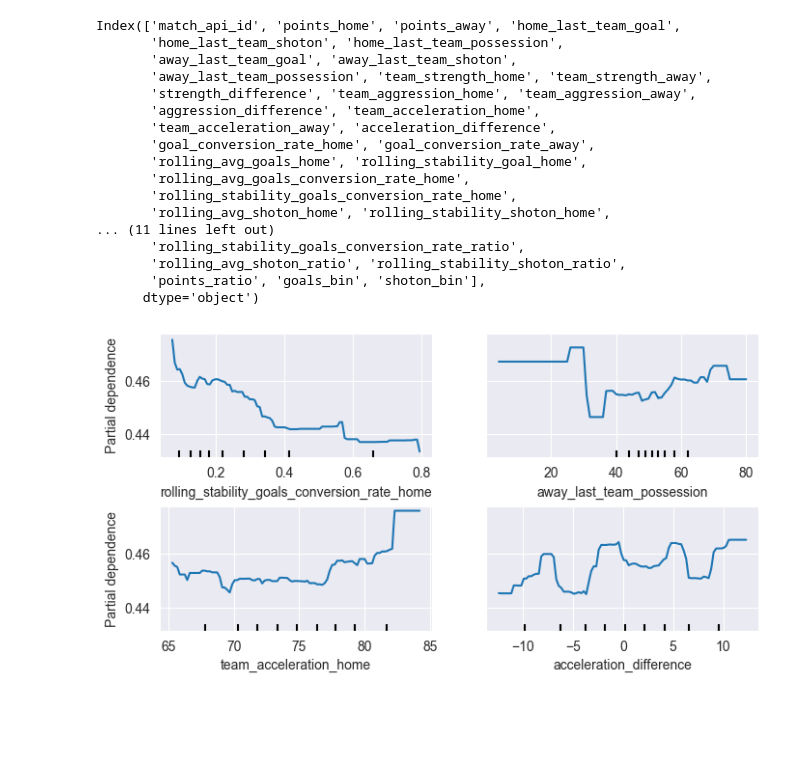
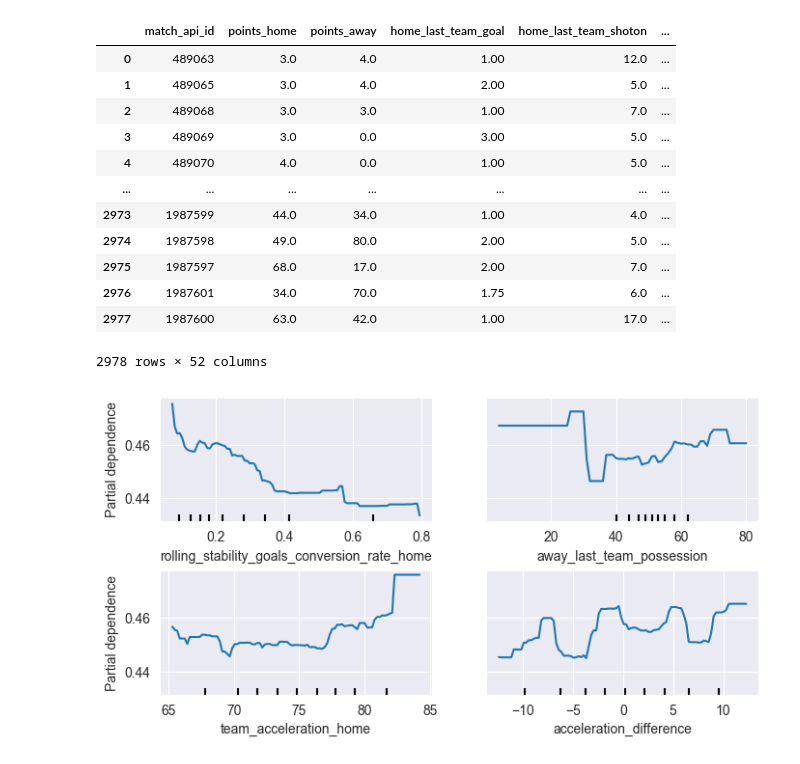
Before and after one commit to kamil0920/football_result_prediction-v2, a Jupyter notebook: src/eda/binning_features.ipynb, the cells around one changed output. Cells and saved outputs as stored; diff of their text form; code cells hidden in the pictures; blank space fills up the shorter version.

```diff
--- a/src/eda/binning_features.ipynb
+++ b/src/eda/binning_features.ipynb
@@ -79,23 +149,43 @@ X[['rolling_avg_goals_home', 'goals_bin', 'rolling_avg_shoton_home', 'shoton_bin
-# %%
-X.columns
-# %% [output]
-Index(['match_api_id', 'points_home', 'points_away', 'home_last_team_goal',
-       'home_last_team_shoton', 'home_last_team_possession',
-       'away_last_team_goal', 'away_last_team_shoton',
-       'away_last_team_possession', 'team_strength_home', 'team_strength_away',
-       'strength_difference', 'team_aggression_home', 'team_aggression_away',
-       'aggression_difference', 'team_acceleration_home',
-       'team_acceleration_away', 'acceleration_difference',
-       'goal_conversion_rate_home', 'goal_conversion_rate_away',
-       'rolling_avg_goals_home', 'rolling_stability_goal_home',
-       'rolling_avg_goals_conversion_rate_home',
-       'rolling_stability_goals_conversion_rate_home',
-       'rolling_avg_shoton_home', 'rolling_stability_shoton_home',
-... (11 lines left out)
-       'rolling_stability_goals_conversion_rate_ratio',
-       'rolling_avg_shoton_ratio', 'rolling_stability_shoton_ratio',
-       'points_ratio', 'goals_bin', 'shoton_bin'],
-      dtype='object')
+# %%
+drop = ['home_last_team_possession',
+                                  'rolling_avg_goals_home',
+                                  'rolling_avg_shoton_home',
+                                  'away_last_team_possession',
+                                  'team_acceleration_home',
+                                  'goal_conversion_rate_home',
+                                  'rolling_stability_goals_conversion_rate_home',
+                                  'rolling_avg_goals_away',
+                                  'rolling_stability_goal_away',
+                                  'rolling_avg_goals_conversion_rate_away',
+                                  'rolling_stability_goals_conversion_rate_away',
+                                  'rolling_avg_shoton_away',
+                                  'rolling_stability_shoton_away',
+                                  'rolling_avg_goals_conversion_rate_diff',
+                                  'rolling_stability_goals_conversion_rate_diff',
+                                  'rolling_stability_shoton_diff',
+                                  'points_diff',
+                                  'points_ratio',
+                                  ]
+X.drop(drop, axis=1, inplace=True)
+# %%
+X['result_match']=y
+X = pd.merge(X, X_, on='match_api_id')
+X.to_csv('../../data/preprocessed/X_binned.csv', index=False)
+X
+# %% [output]
+|  | match_api_id | points_home | points_away | home_last_team_goal | home_last_team_shoton | ... |
+| 0 | 489063 | 3.0 | 4.0 | 1.00 | 12.0 | ... |
+| 1 | 489065 | 3.0 | 4.0 | 2.00 | 5.0 | ... |
+| 2 | 489068 | 3.0 | 3.0 | 1.00 | 7.0 | ... |
+| 3 | 489069 | 3.0 | 0.0 | 3.00 | 5.0 | ... |
+| 4 | 489070 | 4.0 | 0.0 | 1.00 | 5.0 | ... |
+| ... | ... | ... | ... | ... | ... | ... |
+| 2973 | 1987599 | 44.0 | 34.0 | 1.00 | 4.0 | ... |
+| 2974 | 1987598 | 49.0 | 80.0 | 2.00 | 5.0 | ... |
+| 2975 | 1987597 | 68.0 | 17.0 | 2.00 | 7.0 | ... |
+| 2976 | 1987601 | 34.0 | 70.0 | 1.75 | 6.0 | ... |
+| 2977 | 1987600 | 63.0 | 42.0 | 1.00 | 17.0 | ... |
+2978 rows × 52 columns
 # %%
 from src.eda.PartialDependencyAnalyzer import PartialDependenceAnalyzer
 
```
Also changed, not shown: parts of 10 cells of this notebook, 4 other files.
